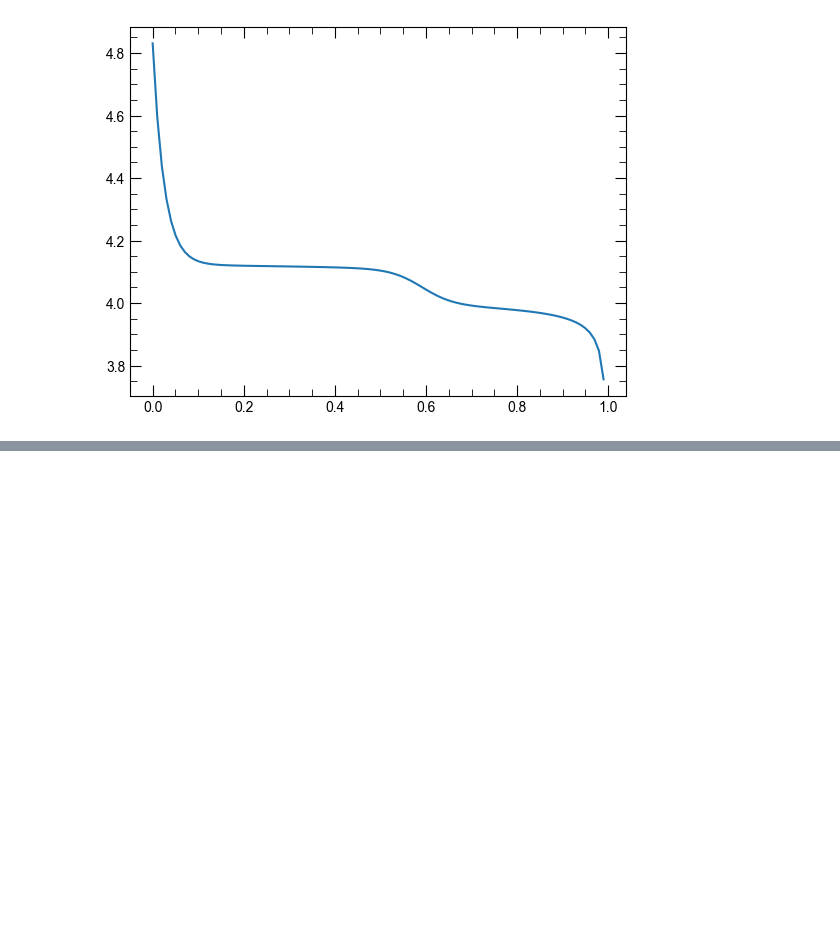
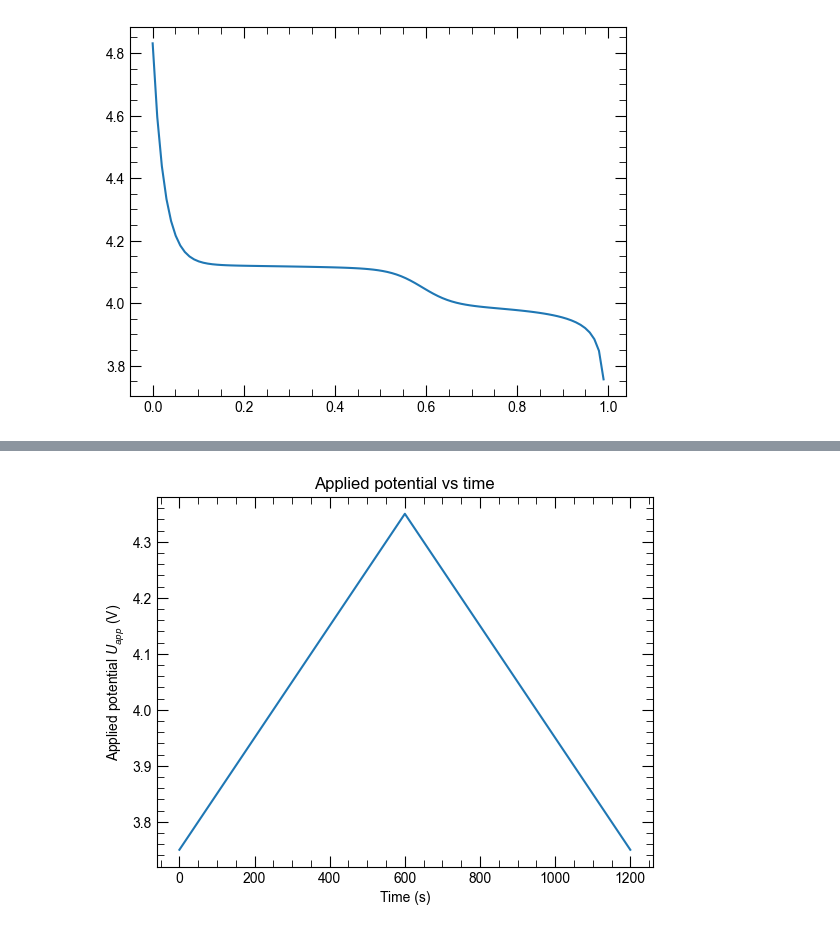
Before and after one commit to yamashun95/battery_simulation, a Jupyter notebook: notebooks/spm_lmo.ipynb, the cells around one changed output, grey strips where cells are left out. Saved outputs shown, nothing was run; the diff lists cells and outputs as text; code cells hidden in the pictures; blank space fills up the shorter version.

Commit message:
fix:figure label

```diff
--- a/notebooks/spm_lmo.ipynb
+++ b/notebooks/spm_lmo.ipynb
@@ -67,0 +68,13 @@ ocv_LMO(0.992)
+# %%
+ydata, js, tau, Uapp_out = simulate_electrochemical_system(
+    x=x, t=t, Uapp=Uapp, r0=r0, a=a, F_RT=F_RT, D=D
+)
+# %%
+fig, ax = plt.subplots()
+ax.plot(t, Uapp_out)
+ax.set_xlabel("Time (s)")
+ax.set_ylabel("Applied potential $U_{app}$ (V)")
+ax.set_title("Applied potential vs time")
+plt.show()
+# %% [output]
+[figure, added]
```
Also changed, not shown: parts of 1 cell of this notebook, 5 other files.
